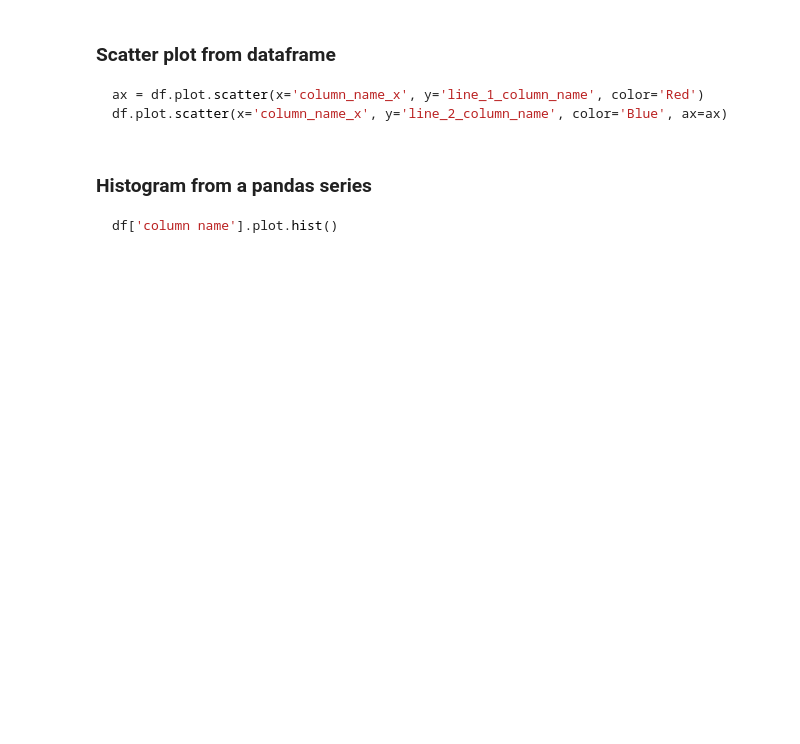
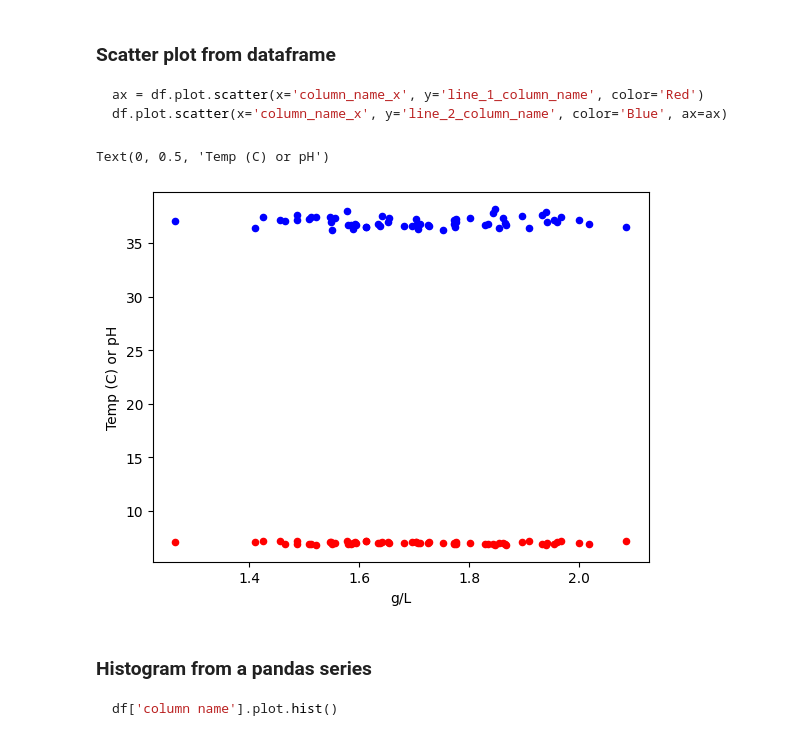
Before and after one commit to UH-MBBE/lecture-6-introduction-to-pandas-continued-garrettroell2, a Jupyter notebook: L6_Notes.ipynb, the cells around one changed output. Cells and saved outputs as stored; diff of their text form; code cells hidden in the pictures; blank space fills up the shorter version.

````diff
--- a/L6_Notes.ipynb
+++ b/L6_Notes.ipynb
@@ -80,6 +239,13 @@ df.plot.scatter(x='column_name_x', y='line_2_column_name', color='Blue', ax=ax)
 ```
 # %%
 # make a scatter plot with biomass on the x-axis with pH and temperature on the y-axis
+ax = merged_inter_df.plot.scatter(x='g/L', y='pH', color='Red')
+merged_inter_df.plot.scatter(x='g/L', y='Temperature (C)', color='Blue', ax=ax)
+
+ax.set_ylabel('Temp (C) or pH')
+# %% [output]
+Text(0, 0.5, 'Temp (C) or pH')
+[figure, added]
 # %% [markdown]
 ### Histogram from a pandas series
 ```python
````
Also changed, not shown: parts of 21 cells of this notebook, 1 other file.
